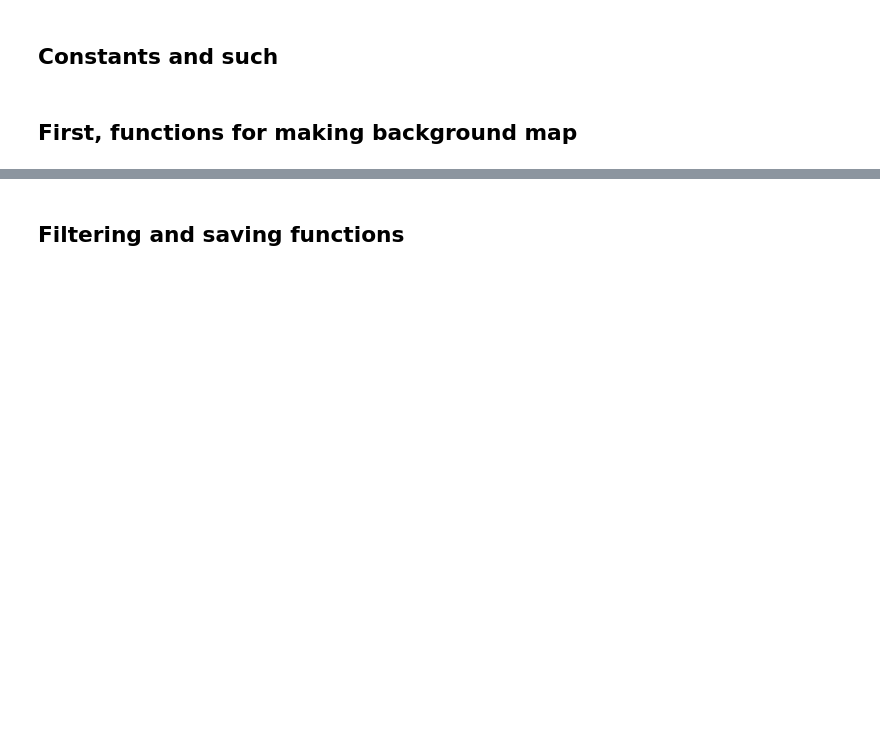
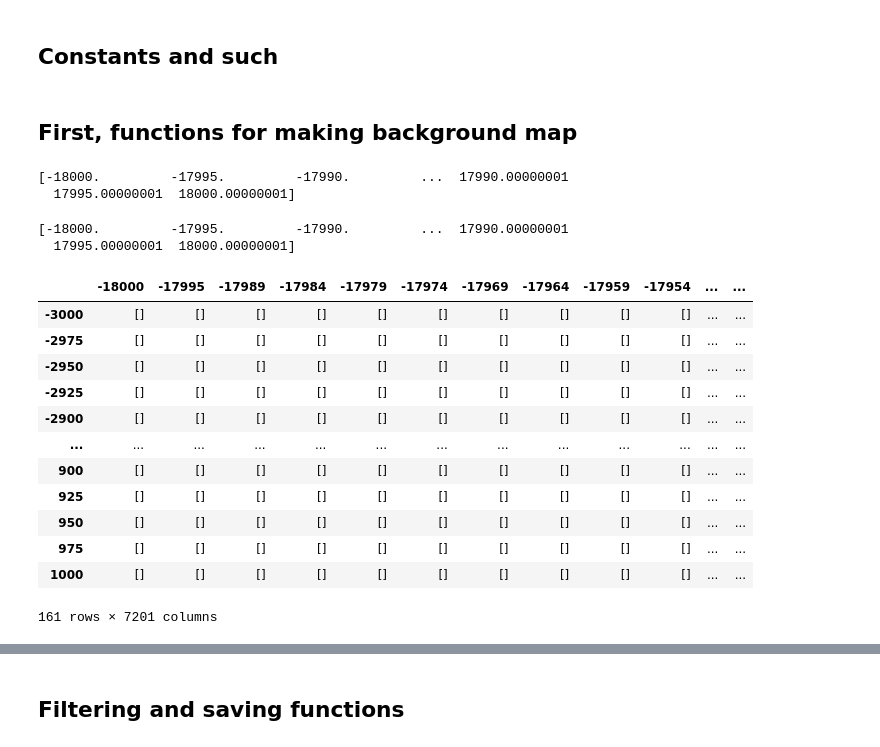
Before and after one commit to CalTransProject/3D-Vehicle-Detection-PointPillars, a Jupyter notebook: scripts/filter_bg_arcs.ipynb, the cells around one changed output, grey strips where cells are left out. Saved outputs shown, nothing was run; the diff lists cells and outputs as text; code cells hidden in the pictures; blank space fills up the shorter version.

```diff
--- a/scripts/filter_bg_arcs.ipynb
+++ b/scripts/filter_bg_arcs.ipynb
@@ -16,8 +16,8 @@ from utils.filter_eval import evaluate_filter
 ## Constants and such
 # %%
 # Set background map resolutions
-azimuth_resolution = 1
-height_resolution = 0.5
+azimuth_resolution = 0.05
+height_resolution = 0.25
 std_dev_cutoff = 1.5
 # %%
 DATA_DIR_ROOT = '../data'
@@ -40,3 +45,21 @@ def create_mappings(azimuth_step=azimuth_resolution, height_step=height_resoluti
+# %%
+# Create mappings for azimuth and height using integers
+def create_mappings(azimuth_step=azimuth_resolution, height_step=height_resolution):
+    # Create ranges and multiply by 10 to convert to integers
+    azimuth_range = np.arange(-180, 180 + azimuth_step, azimuth_step) * 100
+    print(azimuth_range)
+
+    height_range = np.arange(-30, 10 + height_step, height_step) * 100
+
+    # Convert to integers and create dictionaries to map azimuth/height to index
+    azimuth_map = {int(az): idx for idx, az in enumerate(azimuth_range)}
+    height_map = {int(ht): idx for idx, ht in enumerate(height_range)}
+    return azimuth_map, height_map
+# %%
+test, _ = create_mappings()
+# %% [output]
+[-18000.         -17995.         -17990.         ...  17990.00000001
+  17995.00000001  18000.00000001]
 # %%
 # Create the grid DataFrames
 def create_grid_dataframes():
@@ -47,6 +70,27 @@ def create_grid_dataframes():
     df_intensities = pd.DataFrame({key: [[] for _ in range(len(height_map))] \
                                    for key in azimuth_map.keys()}, index=height_map.keys())
     return df_distances, df_intensities, azimuth_map, height_map
+# %%
+test_df, _, _, _ = create_grid_dataframes()
+# %% [output]
+[-18000.         -17995.         -17990.         ...  17990.00000001
+  17995.00000001  18000.00000001]
+# %%
+test_df
+# %% [output]
+|  | -18000 | -17995 | -17989 | -17984 | -17979 | -17974 | -17969 | -17964 | -17959 | -17954 | ... | ... |
+| -3000 | [] | [] | [] | [] | [] | [] | [] | [] | [] | [] | ... | ... |
+| -2975 | [] | [] | [] | [] | [] | [] | [] | [] | [] | [] | ... | ... |
+| -2950 | [] | [] | [] | [] | [] | [] | [] | [] | [] | [] | ... | ... |
+| -2925 | [] | [] | [] | [] | [] | [] | [] | [] | [] | [] | ... | ... |
+| -2900 | [] | [] | [] | [] | [] | [] | [] | [] | [] | [] | ... | ... |
+| ... | ... | ... | ... | ... | ... | ... | ... | ... | ... | ... | ... | ... |
+| 900 | [] | [] | [] | [] | [] | [] | [] | [] | [] | [] | ... | ... |
+| 925 | [] | [] | [] | [] | [] | [] | [] | [] | [] | [] | ... | ... |
+| 950 | [] | [] | [] | [] | [] | [] | [] | [] | [] | [] | ... | ... |
+| 975 | [] | [] | [] | [] | [] | [] | [] | [] | [] | [] | ... | ... |
+| 1000 | [] | [] | [] | [] | [] | [] | [] | [] | [] | [] | ... | ... |
+161 rows × 7201 columns
 # %%
 # Process file into grid
 def process_files_to_grid(data_dir):
```
Also changed, not shown: parts of 23 cells of this notebook, 10 other files.
